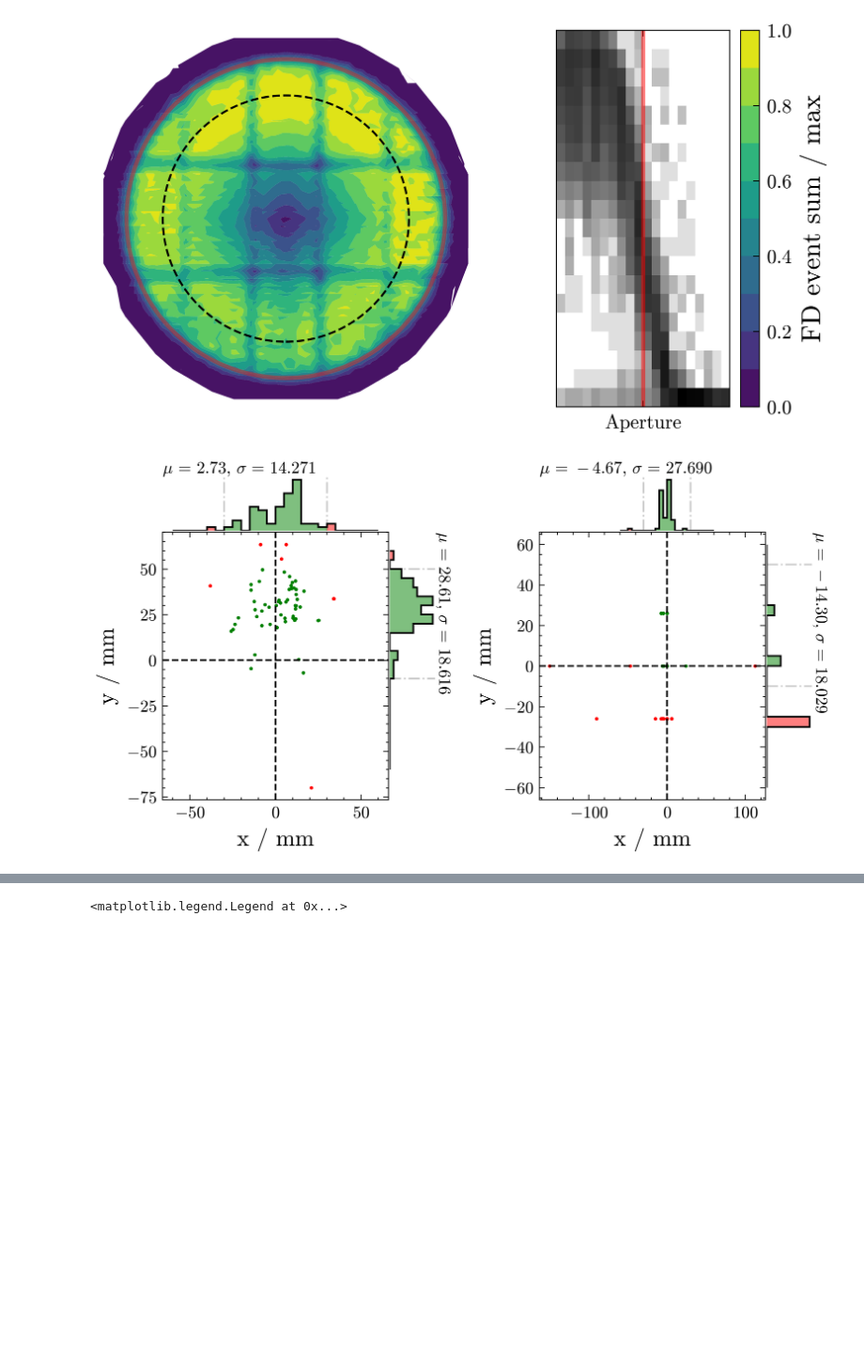
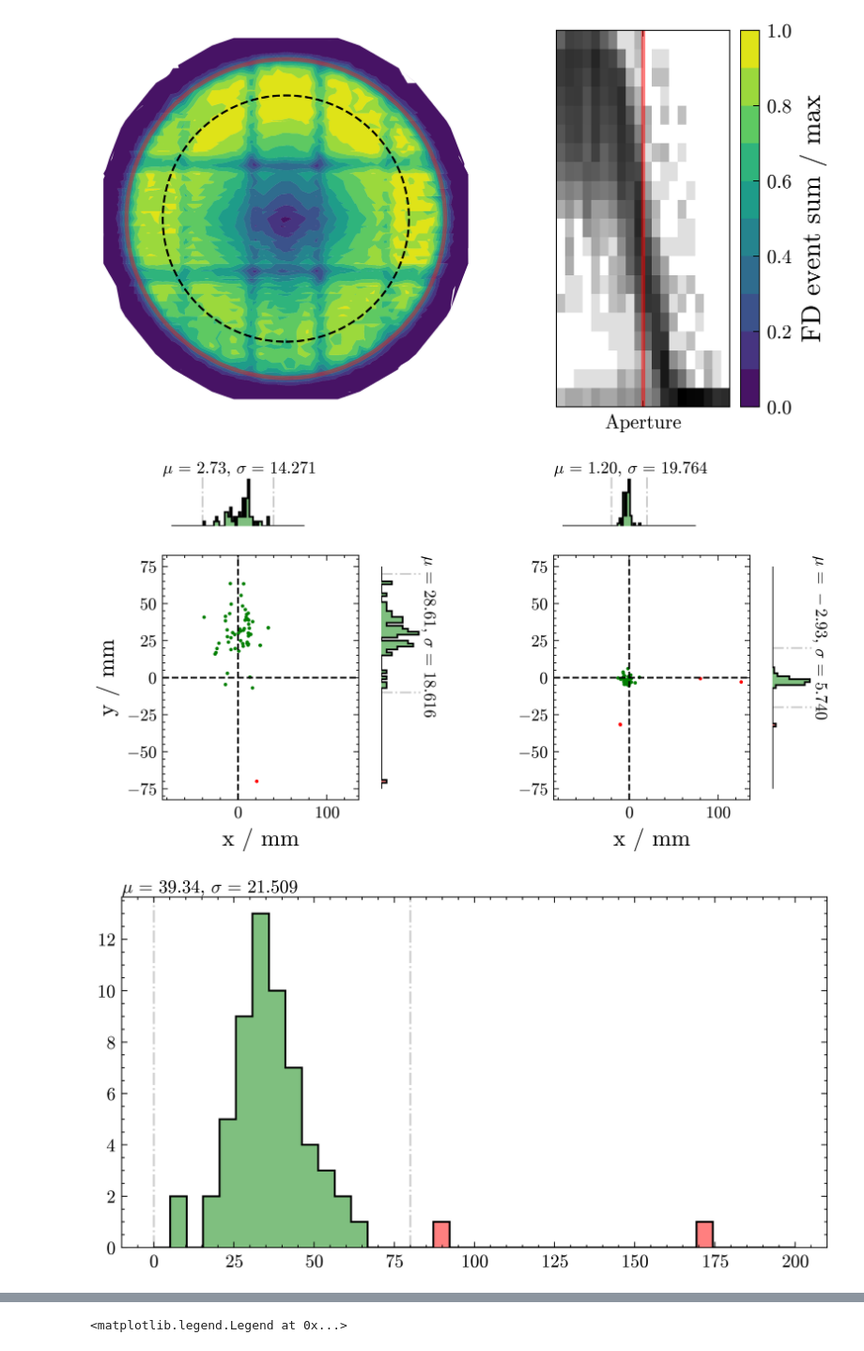
Before and after one commit to Quizznor/phd-thesis, a Jupyter notebook: Projects/XYScanner/QualityCheck/quality_cuts.ipynb, the cells around one changed output, grey strips where cells are left out. Shown at 94% size. Cells and saved outputs as stored; diff of their text form; code cells hidden in the pictures; blank space fills up the shorter version.

Commit message:
possible issue found with test hexagon histograms

```diff
--- a/Projects/XYScanner/QualityCheck/quality_cuts.ipynb
+++ b/Projects/XYScanner/QualityCheck/quality_cuts.ipynb
@@ -165,13 +164,13 @@ for run in os.listdir(base):
         mean_x.append(data['signal_center'][0])
         mean_y.append(data['signal_center'][1])
 
-        if np.abs(filter_x[-1]) > 80: print(f"misalignment? {run}")
-        if np.abs(filter_y[-1]) > 80: print(f"misalignment? {run}")
+        if np.abs(filter_x[-1]) > 25: print(f"misalignment? {run}")
+        if np.abs(filter_y[-1]) > 25: print(f"misalignment? {run}")
 
         cal_a_ratios += list(data['cal_before'] / data['cal_after'])
         std_calib_ratio = list(data['xy_corr'] / data['std_calib'])
 
-        if np.any(np.array(std_calib_ratio) < 0): print(f"{run}: negative cal a ratios??")
+        if np.any(data['cal_before'] / data['cal_after'] > 1.075): print(f'{run}: large drift')
 
         std_calib_ratios += std_calib_ratio
 
@@ -296,7 +302,7 @@ plt.subplots_adjust(wspace=0)
 # %%
 # anisotropy
 
-ani_bins = np.arange(-60, 61, 5)
+ani_bins = np.arange(-75, 76, 2)
 
 fig = plt.figure()
 
@@ -310,42 +316,51 @@ ax1 = fig.add_subplot(gs[1, 0])
 ax2 = fig.add_subplot(gs[0, 0], sharex=ax1)
 ax3 = fig.add_subplot(gs[1, 1], sharey=ax1)
 
-ax4 = fig.add_subplot(gs[1, 3])
+ax4 = fig.add_subplot(gs[1, 3], sharex=ax1, sharey=ax1)
 ax5 = fig.add_subplot(gs[0, 3], sharex=ax4)
 ax6 = fig.add_subplot(gs[1, 4], sharey=ax4)
 
 ax2.axis('off')
 ax3.axis('off')
 ax5.axis('off')
 ax6.axis('off')
 
-sel_x = select_hist(mean_x, ani_bins, [-30, 30], ax2, c='k')
-sel_y = select_hist(mean_y, ani_bins, [-10, 50], ax3, c='k', orientation='horizontal')
+sel_x = select_hist(mean_x, ani_bins, [-40, 40], ax2, c='k')
+sel_y = select_hist(mean_y, ani_bins, [-10, 70], ax3, c='k', orientation='horizontal')
 select_mask = sel_x & sel_y
 
 ax1.scatter(np.array(mean_x)[~select_mask], np.array(mean_y)[~select_mask], c='r', s=1)
 ax1.scatter(np.array(mean_x)[select_mask], np.array(mean_y)[select_mask], c='g', s=1)
 ax1.axvline(0, c='k', ls='--')
 ax1.axhline(0, c='k', ls='--')
 ax1.set_xlabel('x / mm')
 ax1.set_ylabel('y / mm')
 
 
-sel_x = select_hist(filter_x, ani_bins, [-30, 30], ax5, c='k')
-sel_y = select_hist(filter_y, ani_bins, [-10, 50], ax6, c='k', orientation='horizontal')
+sel_x = select_hist(filter_x, ani_bins, [-20, 20], ax5, c='k')
+sel_y = select_hist(filter_y, ani_bins, [-20, 20], ax6, c='k', orientation='horizontal')
 select_mask = sel_x & sel_y
 
 ax4.scatter(np.array(filter_x)[~select_mask], np.array(filter_y)[~select_mask], c='r', s=1)
 ax4.scatter(np.array(filter_x)[select_mask], np.array(filter_y)[select_mask], c='g', s=1)
 ax4.axvline(0, c='k', ls='--')
 ax4.axhline(0, c='k', ls='--')
 ax4.set_xlabel('x / mm')
-ax4.set_ylabel('y / mm')
+# ax4.set_ylabel('y / mm')
+
+
+fig, ax = plt.subplots()
+
+filter_x, filter_y = np.array(filter_x), np.array(filter_y)
+mean, mean_y = np.array(mean_x), np.array(mean_y)
+
+select_hist(np.sqrt((filter_x - mean_x)**2 + (filter_y - mean_y)**2), np.linspace(0, 200, 40), [0, 80], ax)
 
 
 plt.subplots_adjust(hspace=0.01, wspace=0.01)
 # %% [output]
-[figure, old version]
+[figure, new version]
+[figure, added]
 # %%
 # cal a stability
 
```
Also changed, not shown: parts of 6 cells of this notebook, 10 other files.
